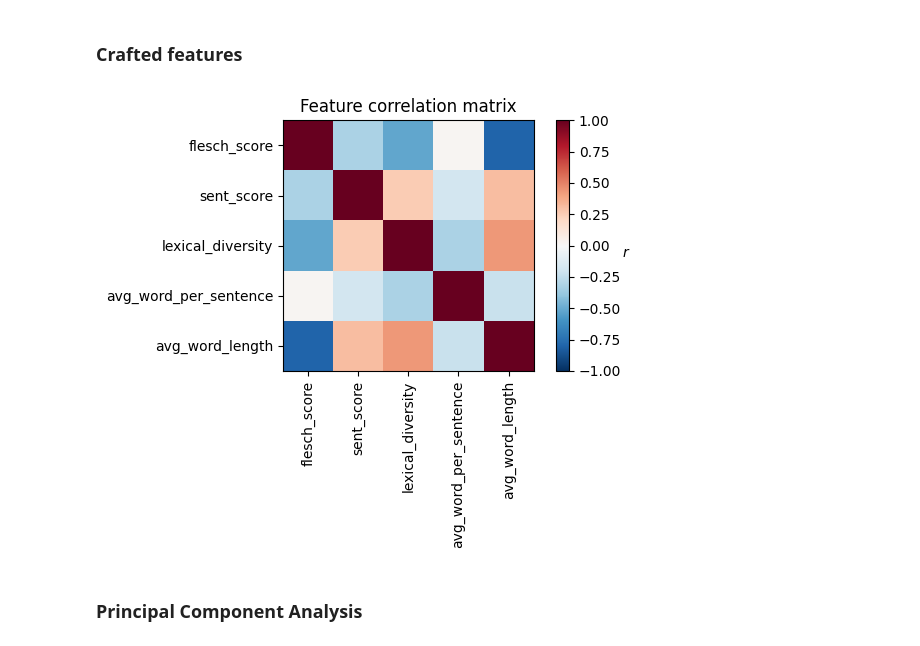
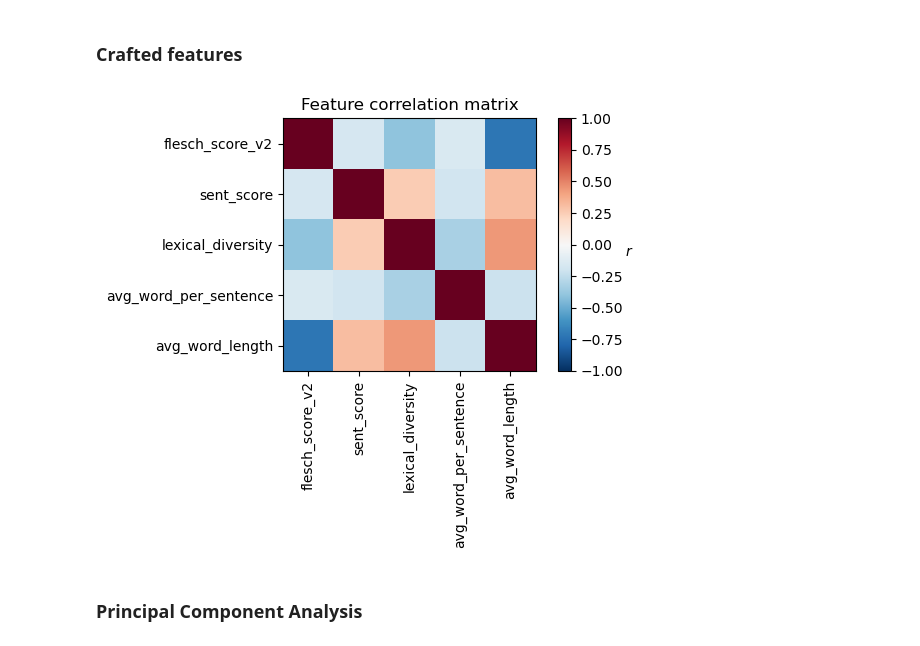
Before and after one commit to mkorob/AI_Authorship_Attribution, a Jupyter notebook: src/gpt-who.ipynb, the cells around one changed output. Drawn from its saved outputs; the diff is of its cells as text; code cells hidden in the pictures.

```diff
--- a/src/gpt-who.ipynb
+++ b/src/gpt-who.ipynb
@@ -496,24 +490,24 @@ KeyboardInterrupt:
 # %%
 from sklearn.preprocessing import StandardScaler
 import matplotlib.pyplot as plt
 feature_names = colnames_reg.values.tolist()
 
 ax = plt.axes()
 
-target_features = ['flesch_score', 'sent_score', 'lexical_diversity', 'avg_word_per_sentence', 'avg_word_length']
+target_features = ['flesch_score_v2', 'sent_score', 'lexical_diversity', 'avg_word_per_sentence', 'avg_word_length']
 assert [f for f in X_train_df.columns if not f.startswith('punct_') and not f.startswith('word_') and not f.startswith('pos_') and not f.startswith('stop_')] == target_features
 
 im = ax.imshow(np.corrcoef(X_train_df[target_features].T), cmap="RdBu_r", vmin=-1, vmax=1)
 ax.set_xticks(list(range(len(target_features))))
 ax.set_xticklabels(target_features, rotation=90)
 ax.set_yticks(list(range(len(target_features))))
 ax.set_yticklabels(list(target_features))
 
 plt.colorbar(im).ax.set_ylabel("$r$", rotation=0)
 ax.set_title("Feature correlation matrix")
 plt.tight_layout()
 # %% [output]
-[figure, old version]
+[figure, new version]
 # %% [markdown]
 ### Principal Component Analysis
 # %%
```
Also changed, not shown: parts of 45 cells of this notebook, 4 other files.
